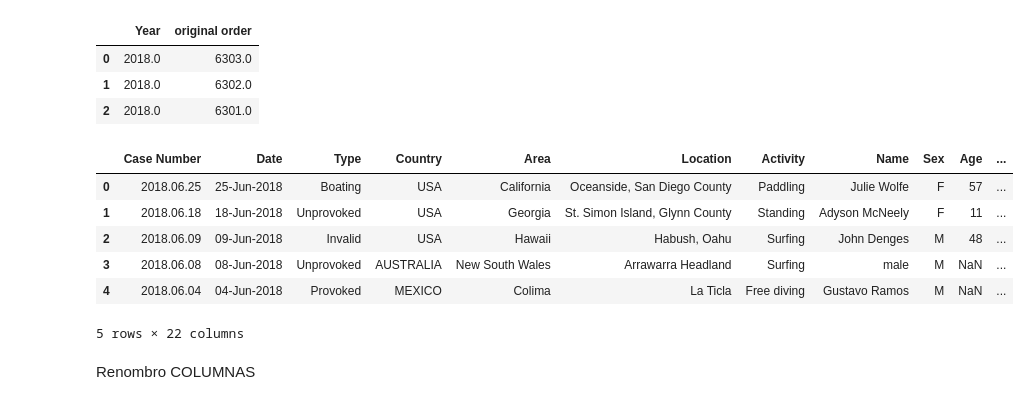
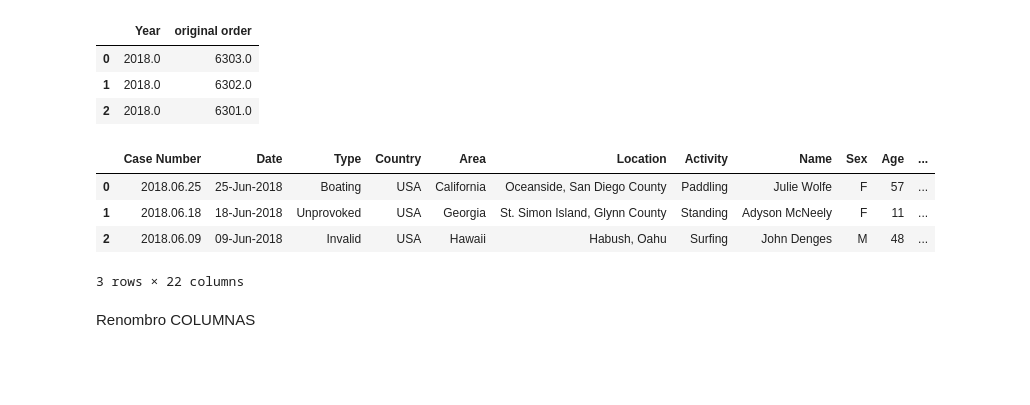
Before and after one commit to jesuschao/data-cleaning-pandas, a Jupyter notebook: your-code/clean.ipynb, the cells around one changed output. Saved outputs shown, nothing was run; the diff lists cells and outputs as text; code cells hidden in the pictures; blank space fills up the shorter version.

```diff
--- a/your-code/clean.ipynb
+++ b/your-code/clean.ipynb
@@ -117,15 +118,13 @@ numericas.head(3)
 | 2 | 2018.0 | 6301.0 |
 # %%
 # DATOS CATEGÓRICOS
-attacks.select_dtypes(include="object").head()
+attacks.select_dtypes(include="object").head(3)
 # %% [output]
 |  | Case Number | Date | Type | Country | Area | Location | Activity | Name | Sex | Age | ... |
 | 0 | 2018.06.25 | 25-Jun-2018 | Boating | USA | California | Oceanside, San Diego County | Paddling | Julie Wolfe | F | 57 | ... |
 | 1 | 2018.06.18 | 18-Jun-2018 | Unprovoked | USA | Georgia | St. Simon Island, Glynn County | Standing | Adyson McNeely | F | 11 | ... |
 | 2 | 2018.06.09 | 09-Jun-2018 | Invalid | USA | Hawaii | Habush, Oahu | Surfing | John Denges | M | 48 | ... |
-| 3 | 2018.06.08 | 08-Jun-2018 | Unprovoked | AUSTRALIA | New South Wales | Arrawarra Headland | Surfing | male | M | NaN | ... |
-| 4 | 2018.06.04 | 04-Jun-2018 | Provoked | MEXICO | Colima | La Ticla | Free diving | Gustavo Ramos | M | NaN | ... |
-5 rows × 22 columns
+3 rows × 22 columns
 # %% [markdown]
 Renombro COLUMNAS
 # %%
```
Also changed, not shown: parts of 54 cells of this notebook.
